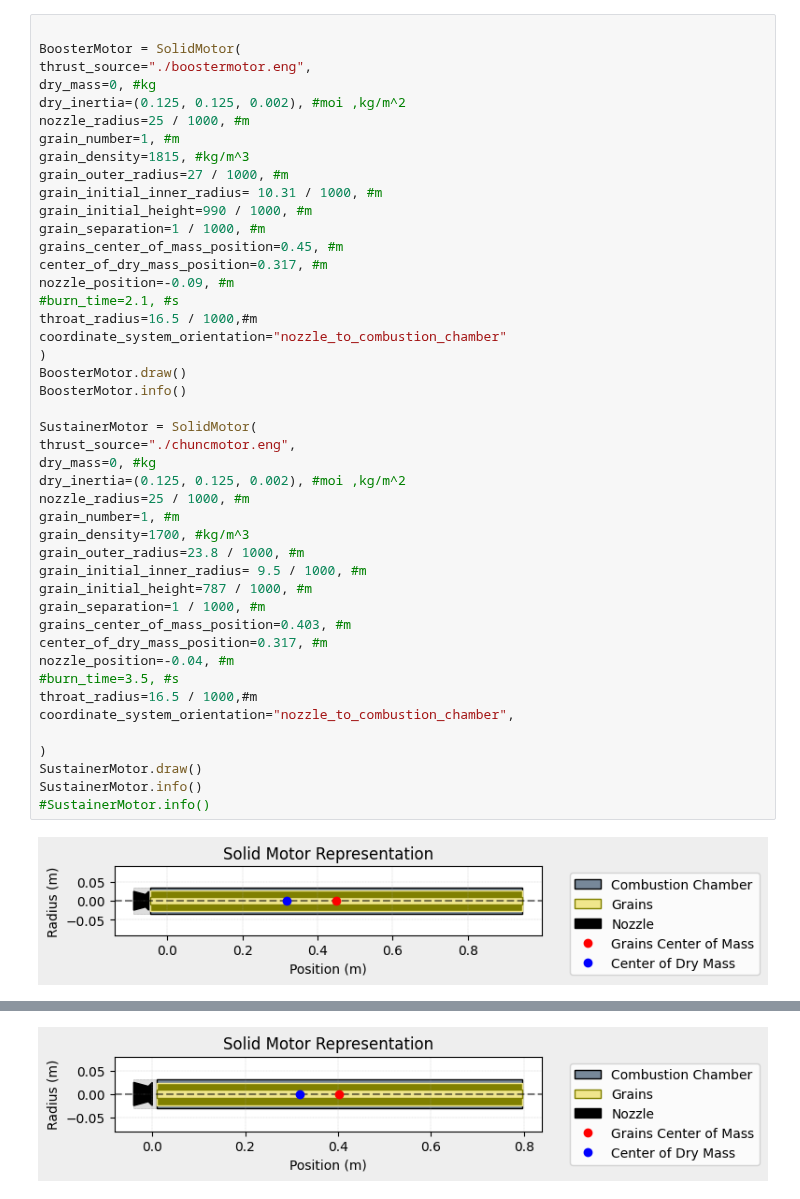
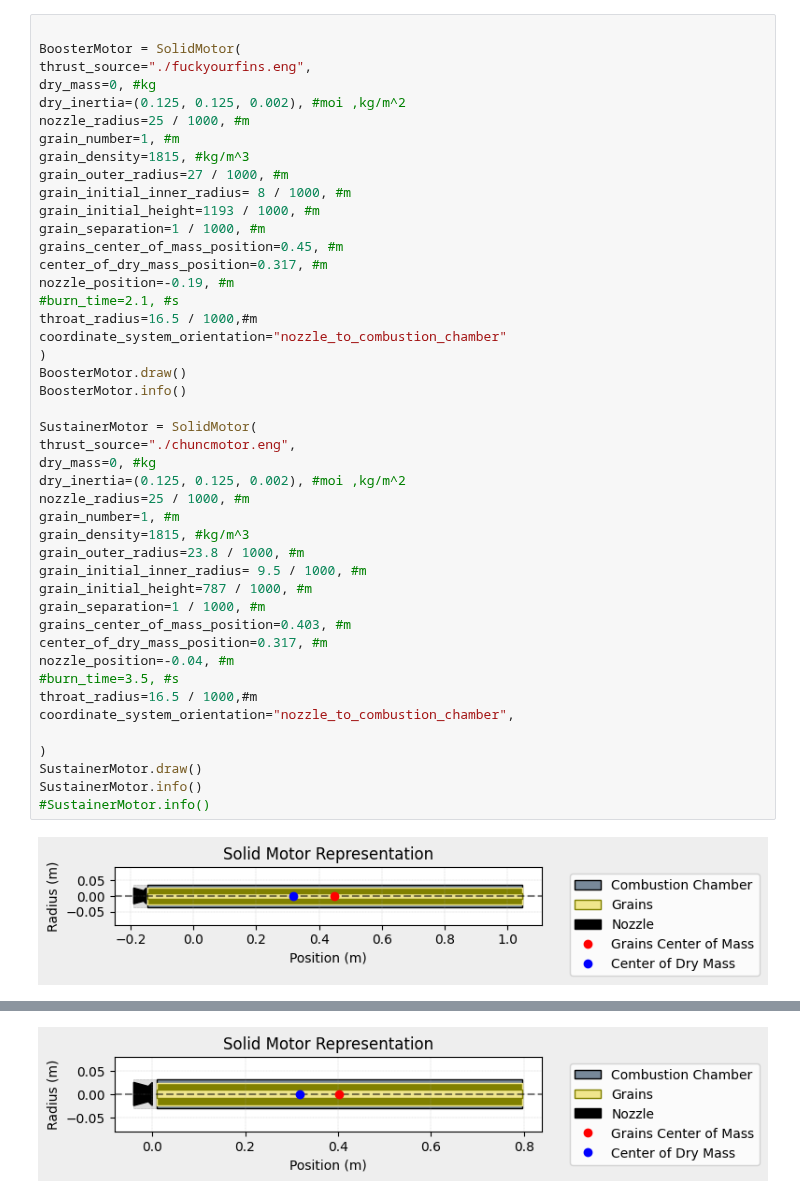
Before and after one commit to prs2026/Procyon, a Jupyter notebook: rocketpy/JUMP sims and analysis/jumpsim.ipynb, the cells around one changed output, grey strips where cells are left out. Cells and saved outputs as stored; diff of their text form.

```diff
--- a/rocketpy/JUMP sims and analysis/jumpsim.ipynb
+++ b/rocketpy/JUMP sims and analysis/jumpsim.ipynb
@@ -80,50 +82,50 @@ Atmospheric Model Plots
 # %%
 
 BoosterMotor = SolidMotor(
-thrust_source="./boostermotor.eng",
+thrust_source="./fuckyourfins.eng",
 dry_mass=0, #kg
 dry_inertia=(0.125, 0.125, 0.002), #moi ,kg/m^2
 nozzle_radius=25 / 1000, #m
 grain_number=1, #m
 grain_density=1815, #kg/m^3
 grain_outer_radius=27 / 1000, #m
-grain_initial_inner_radius= 10.31 / 1000, #m
-grain_initial_height=990 / 1000, #m
+grain_initial_inner_radius= 8 / 1000, #m
+grain_initial_height=1193 / 1000, #m
 grain_separation=1 / 1000, #m
 grains_center_of_mass_position=0.45, #m
 center_of_dry_mass_position=0.317, #m
-nozzle_position=-0.09, #m
+nozzle_position=-0.19, #m
 #burn_time=2.1, #s
 throat_radius=16.5 / 1000,#m
 coordinate_system_orientation="nozzle_to_combustion_chamber"
 )
 BoosterMotor.draw()
 BoosterMotor.info()
 
 SustainerMotor = SolidMotor(
 thrust_source="./chuncmotor.eng",
 dry_mass=0, #kg
 dry_inertia=(0.125, 0.125, 0.002), #moi ,kg/m^2
 nozzle_radius=25 / 1000, #m
 grain_number=1, #m
-grain_density=1700, #kg/m^3
+grain_density=1815, #kg/m^3
 grain_outer_radius=23.8 / 1000, #m
 grain_initial_inner_radius= 9.5 / 1000, #m
 grain_initial_height=787 / 1000, #m
 grain_separation=1 / 1000, #m
 grains_center_of_mass_position=0.403, #m
 center_of_dry_mass_position=0.317, #m
 nozzle_position=-0.04, #m
 #burn_time=3.5, #s
 throat_radius=16.5 / 1000,#m
 coordinate_system_orientation="nozzle_to_combustion_chamber",
 
 )
 SustainerMotor.draw()
 SustainerMotor.info()
 #SustainerMotor.info()
 # %% [output]
-[figure, old version]
+[figure, new version]
 Nozzle Details
 Nozzle Radius: 0.025 m
 Nozzle Throat Radius: 0.0165 m
```
Also changed, not shown: parts of 5 cells of this notebook, 24 other files.
